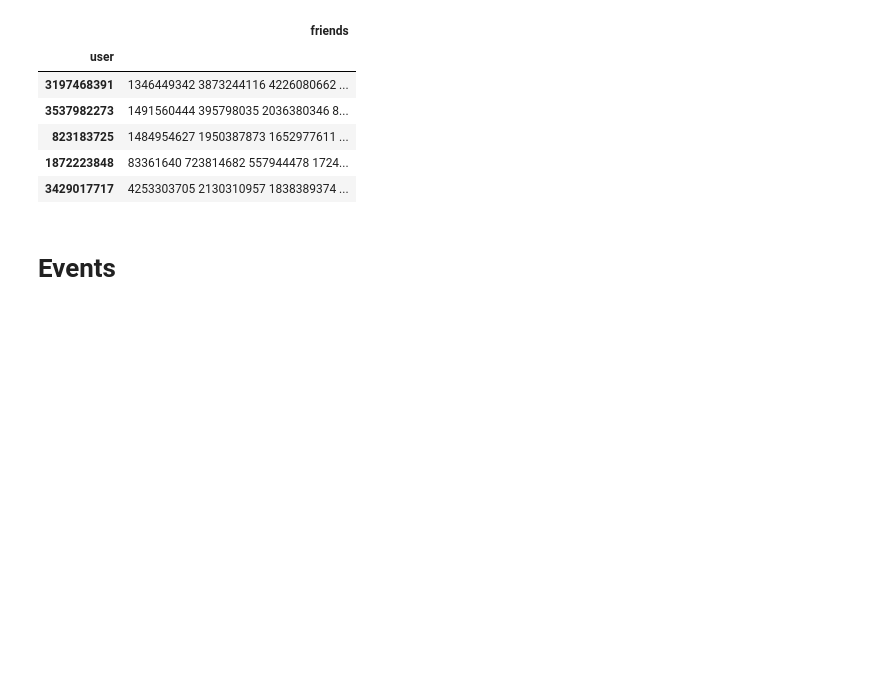
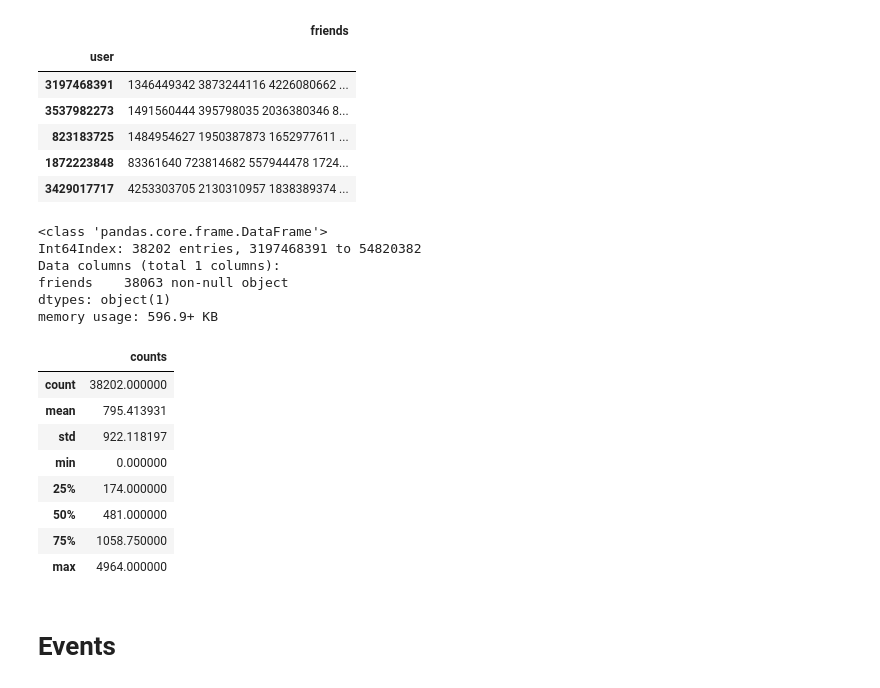
Before and after one commit to YRustt/Contests, a Jupyter notebook: Recomendation system/test.ipynb, the cells around one changed output. Drawn from its saved outputs; the diff is of its cells as text; code cells hidden in the pictures; blank space fills up the shorter version.

```diff
--- a/Recomendation system/test.ipynb
+++ b/Recomendation system/test.ipynb
@@ -49,0 +57,24 @@ nx.draw(G)
+# %%
+user_friends.info()
+# %% [output]
+<class 'pandas.core.frame.DataFrame'>
+Int64Index: 38202 entries, 3197468391 to 54820382
+Data columns (total 1 columns):
+friends    38063 non-null object
+dtypes: object(1)
+memory usage: 596.9+ KB
+# %%
+user_friends['friends'] = user_friends['friends'].apply(lambda x: [int(x) for x in x.split()]
+                                                        if x is not np.nan else [])
+user_friends['counts'] = [len(x) for x in user_friends['friends']]
+user_friends.describe()
+# %% [output]
+|  | counts |
+| count | 38202.000000 |
+| mean | 795.413931 |
+| std | 922.118197 |
+| min | 0.000000 |
+| 25% | 174.000000 |
+| 50% | 481.000000 |
+| 75% | 1058.750000 |
+| max | 4964.000000 |
```
Also changed, not shown: parts of 14 cells of this notebook.
